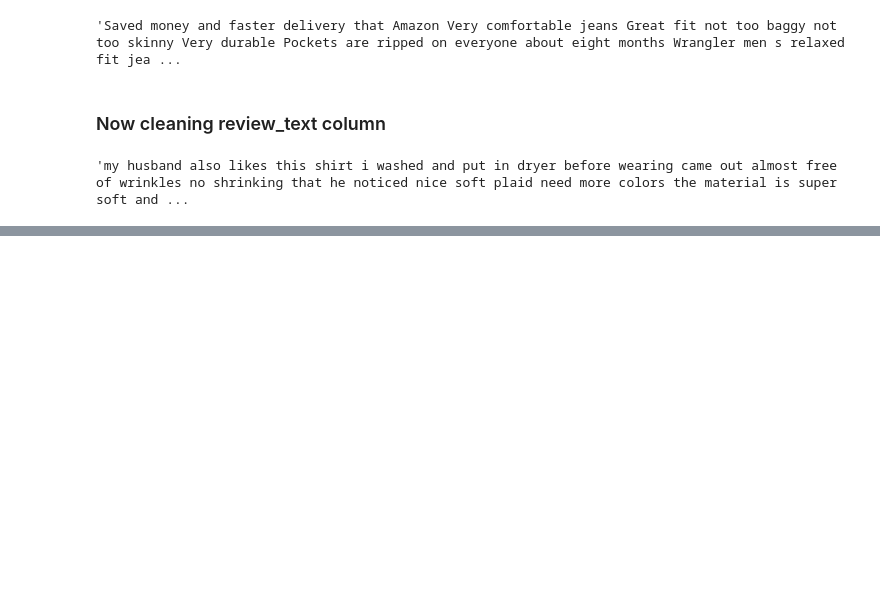
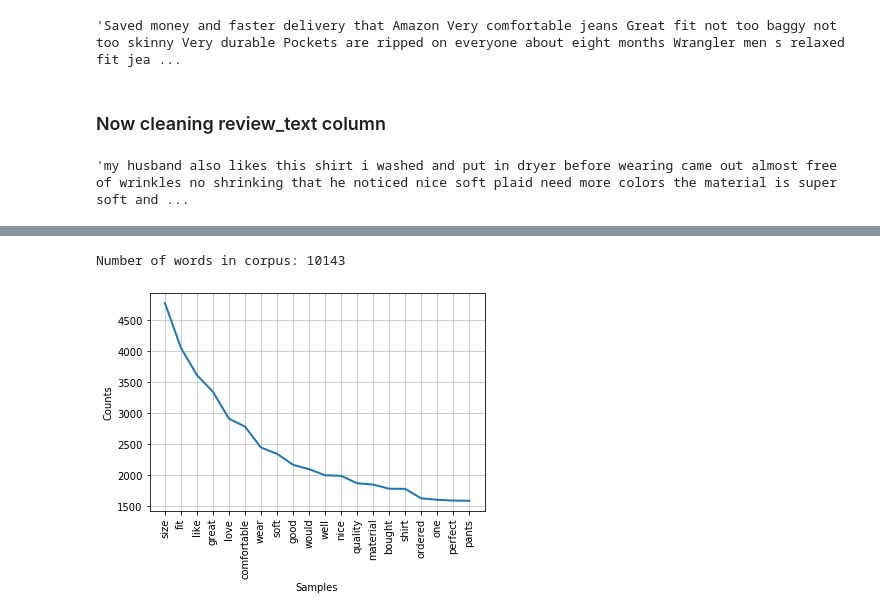
Before and after one commit to dorjeys3/Walmart_proj, a Jupyter notebook: Preprocessing.ipynb, the cells around one changed output, grey strips where cells are left out. Drawn from its saved outputs; the diff is of its cells as text; code cells hidden in the pictures; blank space fills up the shorter version.

```diff
--- a/Preprocessing.ipynb
+++ b/Preprocessing.ipynb
@@ -99,0 +130,5 @@ tokenizer = nltk.tokenize.TweetTokenizer()
+# %%
+fdist(clean_df, "rem_stop")
+# %% [output]
+Number of words in corpus: 10143
+[figure, added]
```
Also changed, not shown: parts of 82 cells of this notebook.
